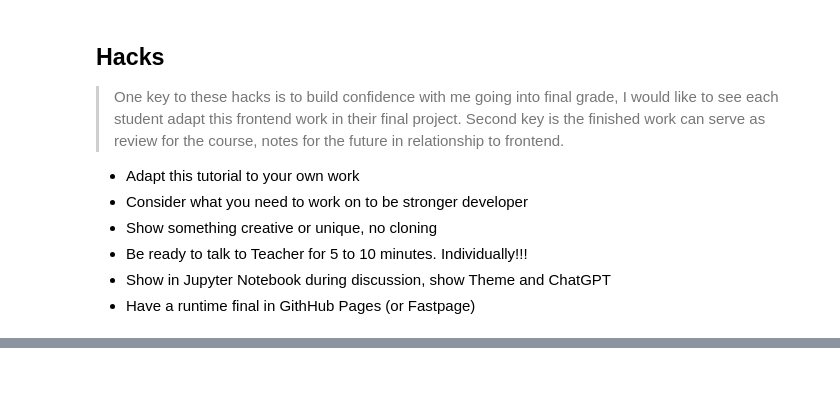
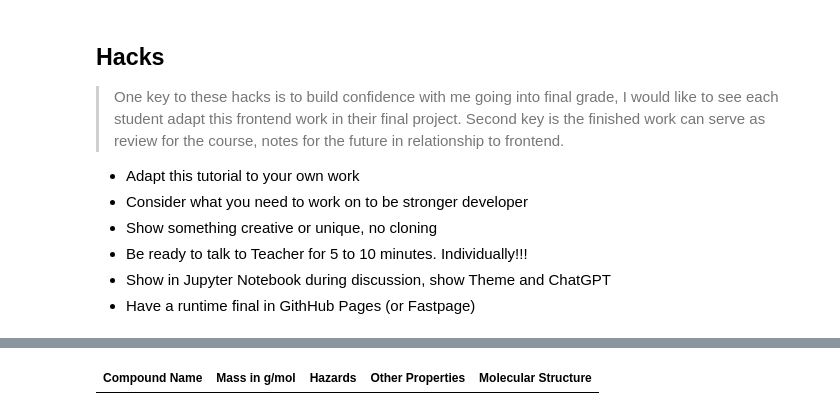
Before and after one commit to A1234l/VSCode-Fastpages, a Jupyter notebook: _notebooks/2023-05-12-PBL-javascript_tutorial.ipynb, the cells around one changed output, grey strips where cells are left out. Drawn from its saved outputs; the diff is of its cells as text; code cells hidden in the pictures; blank space fills up the shorter version.

```diff
--- a/_notebooks/2023-05-12-PBL-javascript_tutorial.ipynb
+++ b/_notebooks/2023-05-12-PBL-javascript_tutorial.ipynb
@@ -515,0 +612,99 @@ for (var row of classroom) {
+# %%
+%%html
+<html>
+    <head>
+        <!-- load jQuery and tablesorter scripts -->
+    <link rel="stylesheet" type="text/css" href="https://cdn.datatables.net/1.10.25/css/jquery.dataTables.min.css">
+    <script type="text/javascript" language="javascript" src="https://code.jquery.com/jquery-3.6.0.min.js"></script>
+    <script type="text/javascript" language="javascript" src="https://cdn.datatables.net/1.10.25/js/jquery.dataTables.min.js"></script>
+        <style>
+            /* CSS-style selector maps to table id or other id's in HTML */
+            #jsonTable{
+                background-color: #353b45;
+                padding: 10px;
+                border: 3px solid #ccc;
+                box-shadow: 0.8em 0.4em 0.4em grey;
+                width: 100%;
+            }
+            #jsonRow tr{
+                background-color: #353b45;
+                padding: 10px;
+                border: 3px solid #ccc;
+                box-shadow: 0.8em 0.4em 0.4em grey;
+                width: 100%;
+            }
+        </style>
+    </head>
+    <body>
+        <table id="jsonTable">
+            <thead id="jsonHead">
+                <tr>
+                    <th>Compound Name</th>
+                    <th>Mass in g/mol</th>
+                    <th>Hazards</th>
+                    <th>Other Properties</th>
+                    <th>Molecular Structure</th>
+                </tr>
+            </thead>
+            <tbody id="jsonRow"></tbody>
+        </table>
+    </body>
+</html>
+
+<script>
+class Compound {
+
+  constructor(name, mass, hazard, properties, structure) {
+    this.name = name;
+    this.mass = mass;
+    this.hazard = hazard;
+    this.properties = properties;
+    this.structure = structure;
+  }
+
+  getJSON() {
+    const obj = {name: this.name, mass: this.mass, hazard: this.hazard, properties: this.properties, structure: this.structure};
+    const json = JSON.stringify(obj);
+    return json;
+  }
+
+  logIt() {
+    //Person Object
+    console.info(this);
+    //Log to Jupter
+    element.append("Compound json <br>");
+    element.append(this.getJSON() + "<br>");
+    //alert(this.getJSON());
+  }
+}
+
+function constructBenzenes() {
+    const bz = [
+        new Compound("Benzene", "78.11", "Flammable, Irritant, Health Hazard", "Colorless liquid, sweet odor, slightly soluble in water", "https://pubchem.ncbi.nlm.nih.gov/image/imgsrv.fcgi?cid=241&t=s"),
+        new Compound("Hydroquinone", "110.11", "Corrosive, Irritant, Health Hazard, Environmental Hazard", "Forms light colored crystals or solutions, used to treat skin discoloration", "https://pubchem.ncbi.nlm.nih.gov/image/imgsrv.fcgi?cid=785&t=s"),
+        new Compound("o-Xylene", "106.16", "Flammable, Irritant, Health Hazard", "Colorless watery liquid, sweet odor, insoluble in water", "https://pubchem.ncbi.nlm.nih.gov/image/imgsrv.fcgi?cid=7237&t=s"),
+        new Compound("Phenol", "94.11", "Corrosive, Acute Toxic, Health Hazard", "Colorless-to-white solid when pure, sickingly sweet and tarry odor, can catch fire", "https://pubchem.ncbi.nlm.nih.gov/image/imgsrv.fcgi?cid=996&t=s"),
+        new Compound("4-tert-Amylphenol", "164.24", "Corrosive, Irritant, Environmental Hazard", "Looks like colorless needles or beige solid", "https://pubchem.ncbi.nlm.nih.gov/image/imgsrv.fcgi?cid=6643&t=s"),
+        new Compound("Benzoic Acid", "122.12", "Corrosive, Health Hazard", "Looks like a white crystalline solid, slightly soluble in water, can harm the environment","https://pubchem.ncbi.nlm.nih.gov/image/imgsrv.fcgi?cid=243&t=s")
+    ];
+
+    // make a CompSci classroom from formerly defined teacher and student objects
+    return bz;  // returns object
+}
+
+const benzene = constructBenzenes();
+console.log(benzene);
+
+// from classroom object creates rows and columns in HTML table
+    for(var row of benzene){
+        $('#jsonRow').append('<tr><td>' +
+        row.name + '</td><td>' +
+        row.mass + '</td><td>' +
+        row.hazard + '</td><td>' +
+        row.properties + '</td><td><img src=' +
+        row.structure + '></td></tr>');
+        };
+$("#jsonTable").DataTable();
+</script>
+# %% [output]
+| Compound Name | Mass in g/mol | Hazards | Other Properties | Molecular Structure |
```
Also changed, not shown: parts of 2 cells of this notebook.
